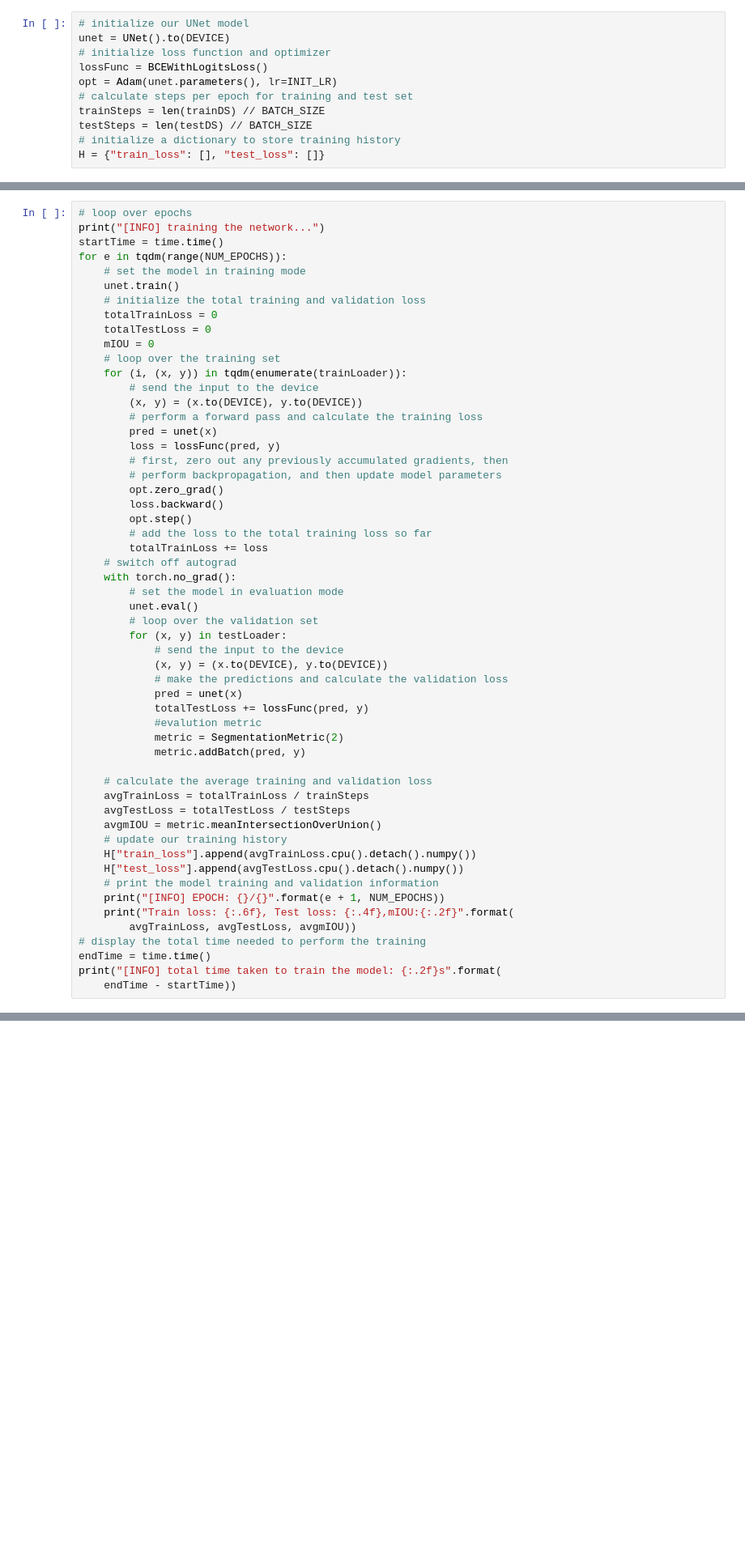
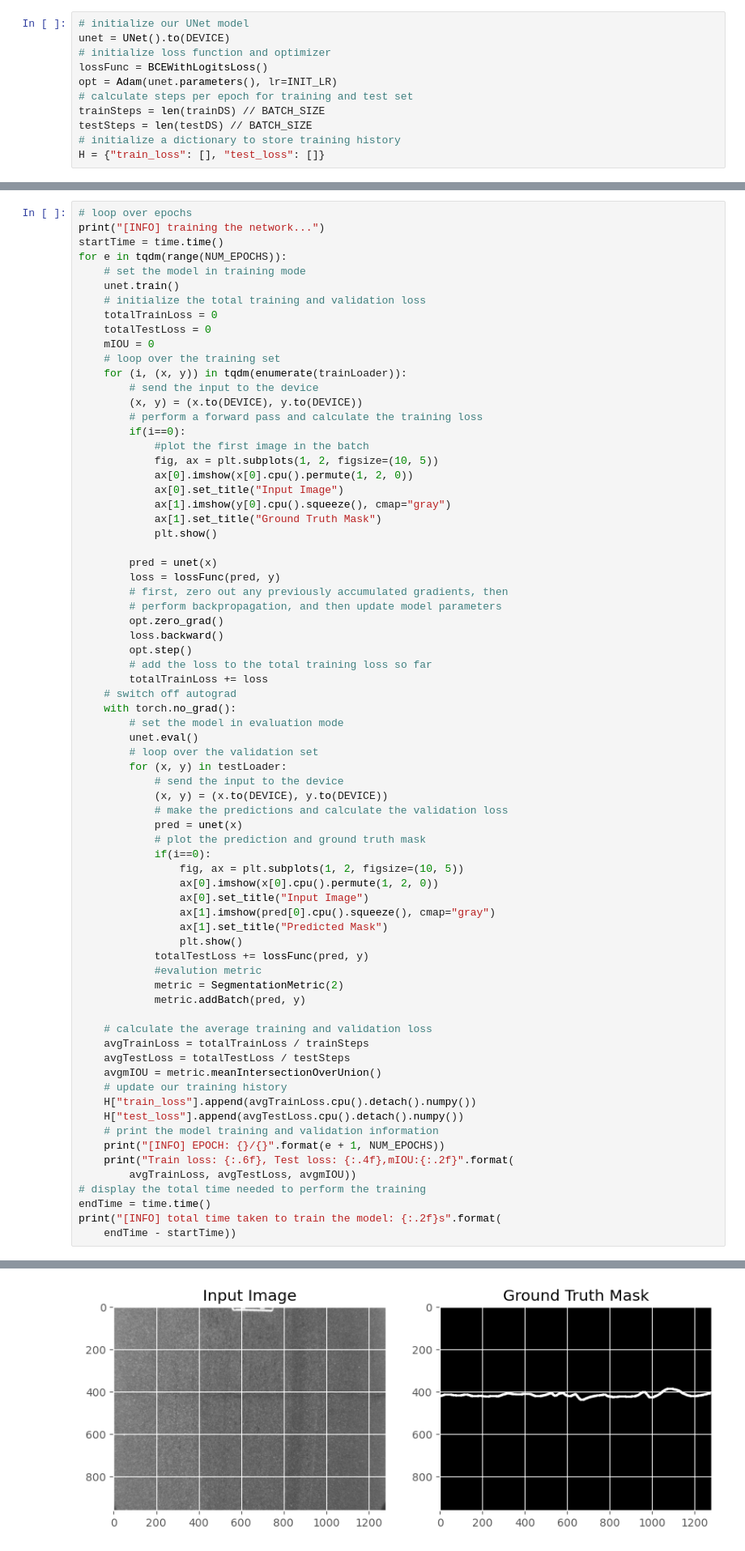
Before and after one commit to Zxmw/Project2, a Jupyter notebook: test.ipynb, the cells around one changed output, grey strips where cells are left out. Shown at 81% size. Drawn from its saved outputs; the diff is of its cells as text; blank space fills up the shorter version.

```diff
--- a/test.ipynb
+++ b/test.ipynb
@@ -292,6 +325,15 @@ for e in tqdm(range(NUM_EPOCHS)):
 		# send the input to the device
 		(x, y) = (x.to(DEVICE), y.to(DEVICE))
 		# perform a forward pass and calculate the training loss
+		if(i==0):
+			#plot the first image in the batch
+			fig, ax = plt.subplots(1, 2, figsize=(10, 5))
+			ax[0].imshow(x[0].cpu().permute(1, 2, 0))
+			ax[0].set_title("Input Image")
+			ax[1].imshow(y[0].cpu().squeeze(), cmap="gray")
+			ax[1].set_title("Ground Truth Mask")
+			plt.show()
+
 		pred = unet(x)
 		loss = lossFunc(pred, y)
 		# first, zero out any previously accumulated gradients, then
@@ -311,6 +353,14 @@ for e in tqdm(range(NUM_EPOCHS)):
 			(x, y) = (x.to(DEVICE), y.to(DEVICE))
 			# make the predictions and calculate the validation loss
 			pred = unet(x)
+			# plot the prediction and ground truth mask
+			if(i==0):
+				fig, ax = plt.subplots(1, 2, figsize=(10, 5))
+				ax[0].imshow(x[0].cpu().permute(1, 2, 0))
+				ax[0].set_title("Input Image")
+				ax[1].imshow(pred[0].cpu().squeeze(), cmap="gray")
+				ax[1].set_title("Predicted Mask")
+				plt.show()
 			totalTestLoss += lossFunc(pred, y)
 			#evalution metric
 			metric = SegmentationMetric(2)
@@ -347,3 +386,4 @@ Train loss: 0.057258, Test loss: 0.0563,mIOU:0.49
+[figure, added]
 # %%
 # plot the training loss
 plt.style.use("ggplot")
```
Also changed, not shown: parts of 11 cells of this notebook, 5 other files.
